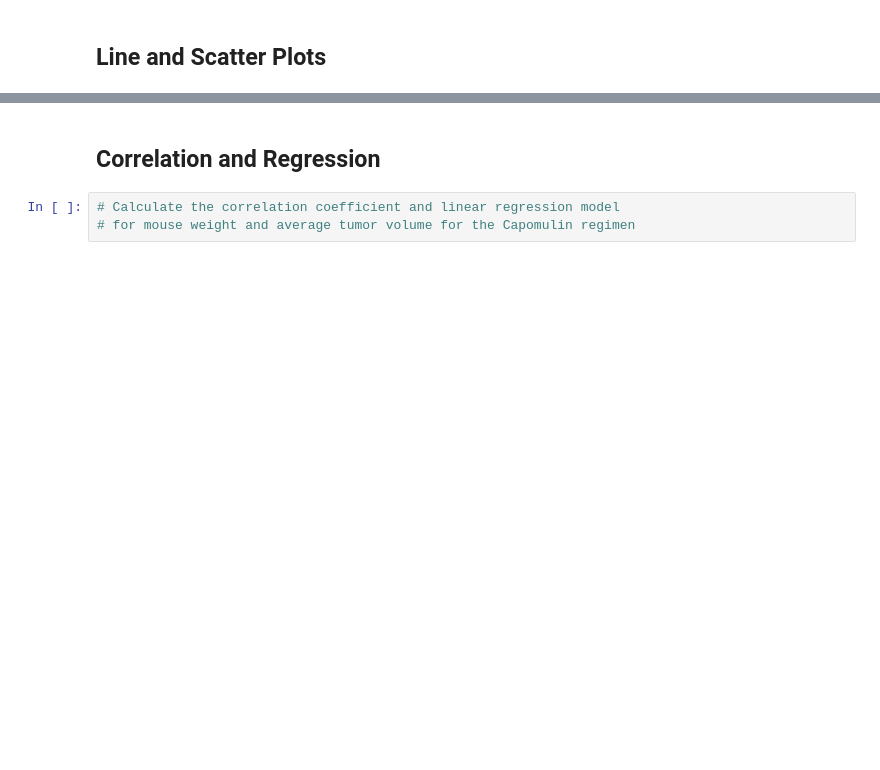
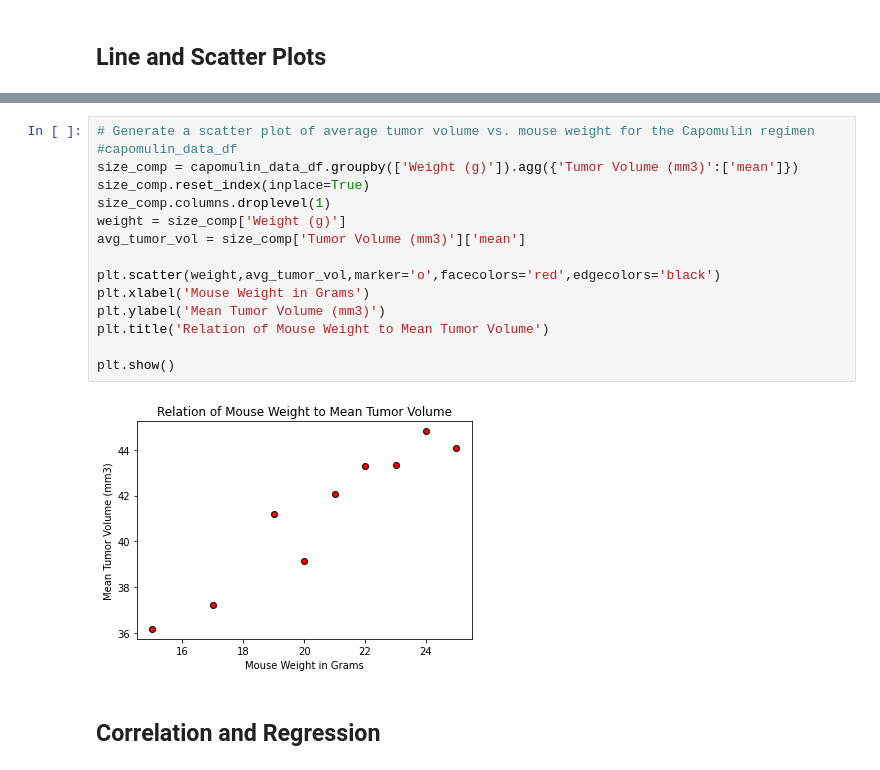
Before and after one commit to thelearning1/matplotlib-challenge, a Jupyter notebook: Pymaceuticals/pymaceuticals.ipynb, the cells around one changed output, grey strips where cells are left out. Saved outputs shown, nothing was run; the diff lists cells and outputs as text; blank space fills up the shorter version.

```diff
--- a/Pymaceuticals/pymaceuticals.ipynb
+++ b/Pymaceuticals/pymaceuticals.ipynb
@@ -260,5 +302,19 @@ mousepoint_2
+# %%
+# Generate a scatter plot of average tumor volume vs. mouse weight for the Capomulin regimen
+#capomulin_data_df
+size_comp = capomulin_data_df.groupby(['Weight (g)']).agg({'Tumor Volume (mm3)':['mean']})
+size_comp.reset_index(inplace=True)
+size_comp.columns.droplevel(1)
+weight = size_comp['Weight (g)']
+avg_tumor_vol = size_comp['Tumor Volume (mm3)']['mean']
+
+plt.scatter(weight,avg_tumor_vol,marker='o',facecolors='red',edgecolors='black')
+plt.xlabel('Mouse Weight in Grams')
+plt.ylabel('Mean Tumor Volume (mm3)')
+plt.title('Relation of Mouse Weight to Mean Tumor Volume')
+
+plt.show()
+# %% [output]
+[figure, added]
 # %% [markdown]
 ## Correlation and Regression
-# %%
-# Calculate the correlation coefficient and linear regression model
-# for mouse weight and average tumor volume for the Capomulin regimen
```
Also changed, not shown: parts of 19 cells of this notebook.
